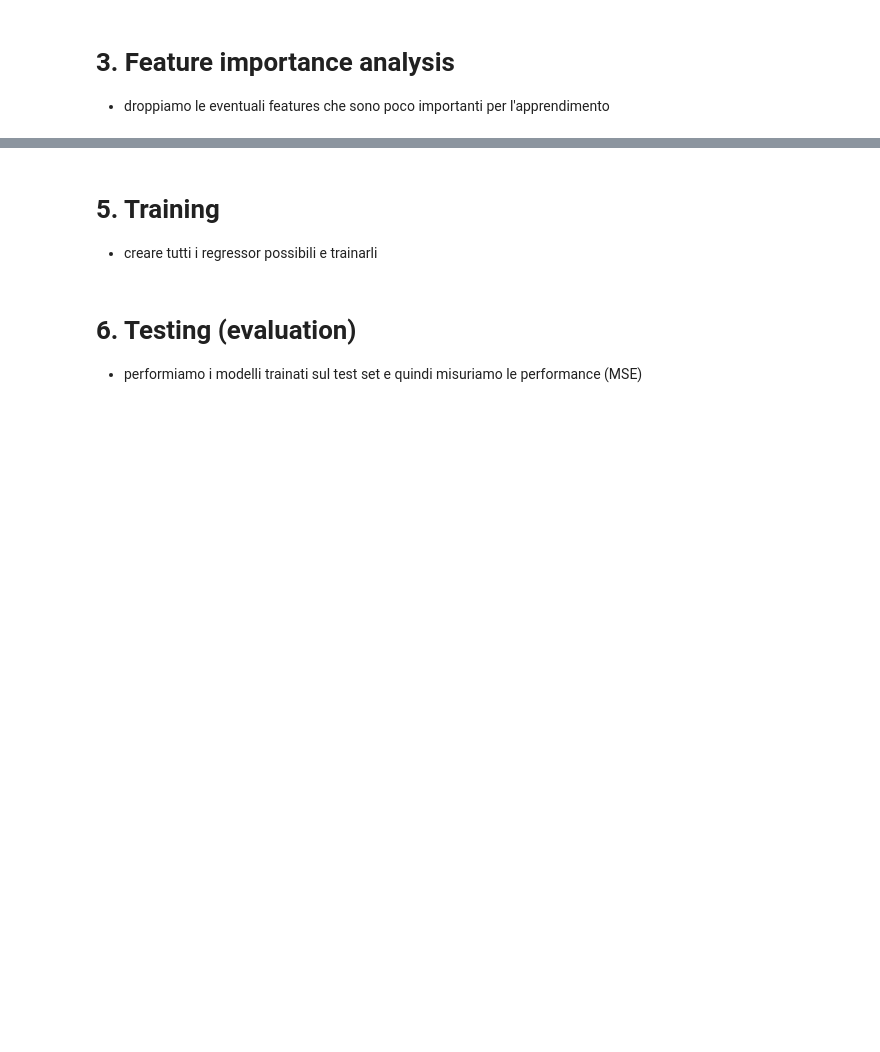
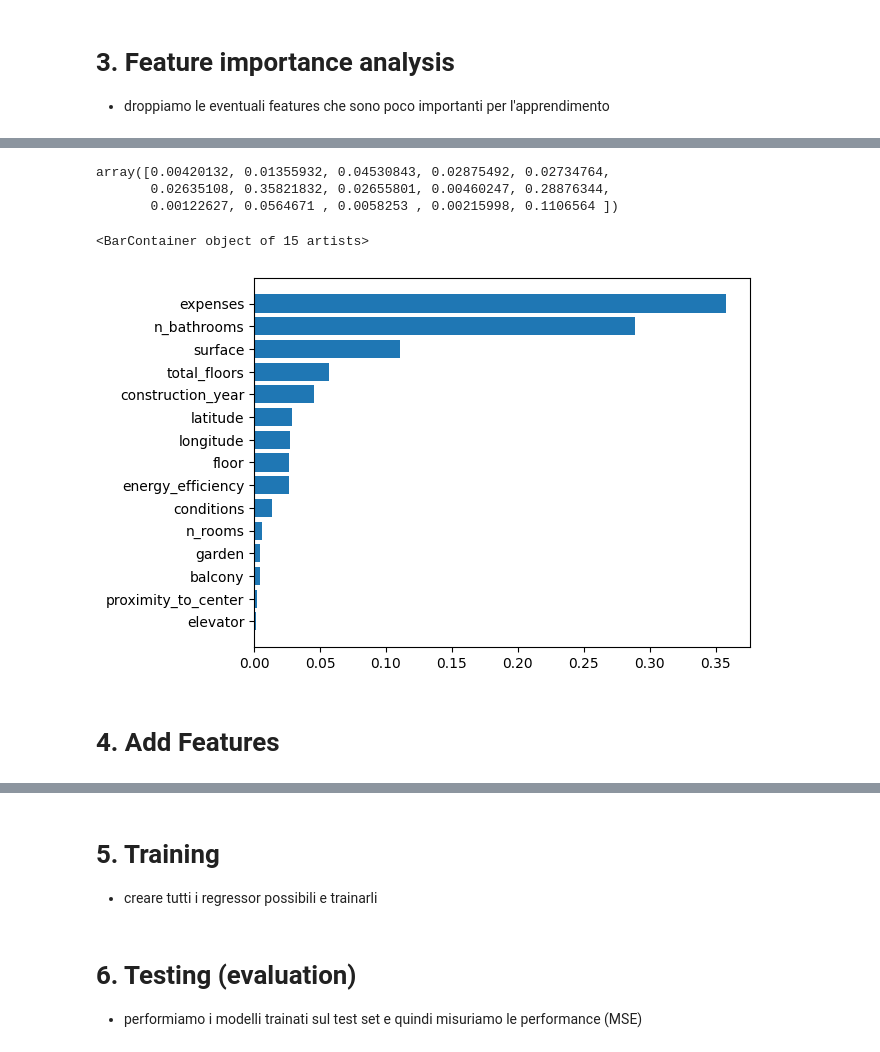
Before and after one commit to VincenzoImp/House-Prices-Prediction, a Jupyter notebook: script.ipynb, the cells around one changed output, grey strips where cells are left out. Saved outputs shown, nothing was run; the diff lists cells and outputs as text; code cells hidden in the pictures; blank space fills up the shorter version.

```diff
--- a/script.ipynb
+++ b/script.ipynb
@@ -286,0 +364,5 @@ pass
+# %%
+# series of indexes to remove
+index_to_remove = train_df[subcols][filtered_entries].reset_index()['index']
+# %%
+train_df = train_df.drop(index_to_remove, axis=0).reset_index(drop=True)
@@ -290,0 +399,25 @@ pass
+# %%
+# create x, y
+df = train_df.drop('id', axis=1)
+x = df.drop('price', axis=1)
+y = df.price
+# %%
+from sklearn.ensemble import RandomForestRegressor
+
+# compute feature_importances
+rf = RandomForestRegressor(n_estimators=100, random_state=42, n_jobs=-1)
+rf.fit(x, y)
+rf.feature_importances_
+# %% [output]
+array([0.00420132, 0.01355932, 0.04530843, 0.02875492, 0.02734764,
+       0.02635108, 0.35821832, 0.02655801, 0.00460247, 0.28876344,
+       0.00122627, 0.0564671 , 0.0058253 , 0.00215998, 0.1106564 ])
+# %%
+# plot feature_importances
+sorted_idx = rf.feature_importances_.argsort()
+plt.barh(x.columns[sorted_idx], rf.feature_importances_[sorted_idx])
+# %% [output]
+<BarContainer object of 15 artists>
+[figure, added]
+# %% [markdown]
+# 4. Add Features
```
Also changed, not shown: parts of 33 cells of this notebook.
